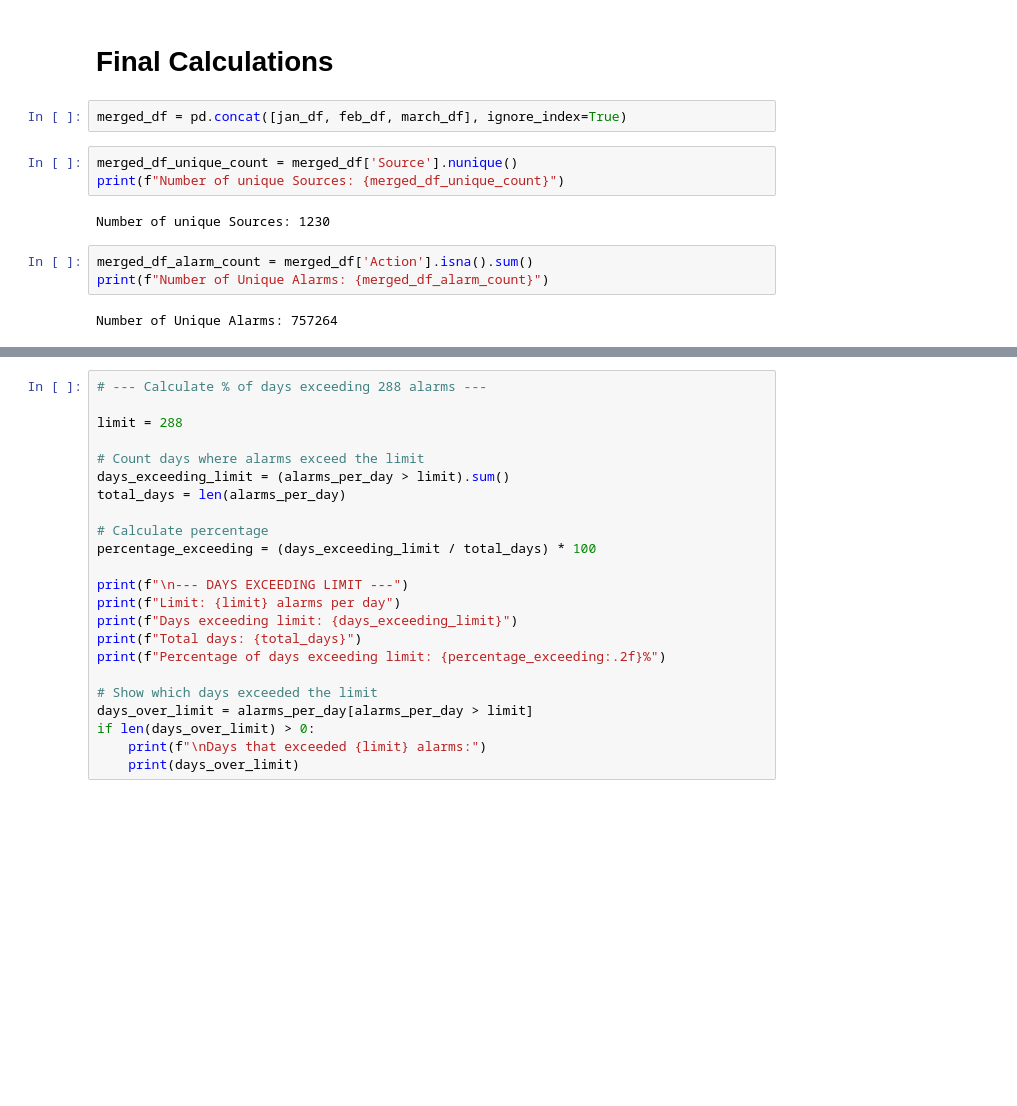
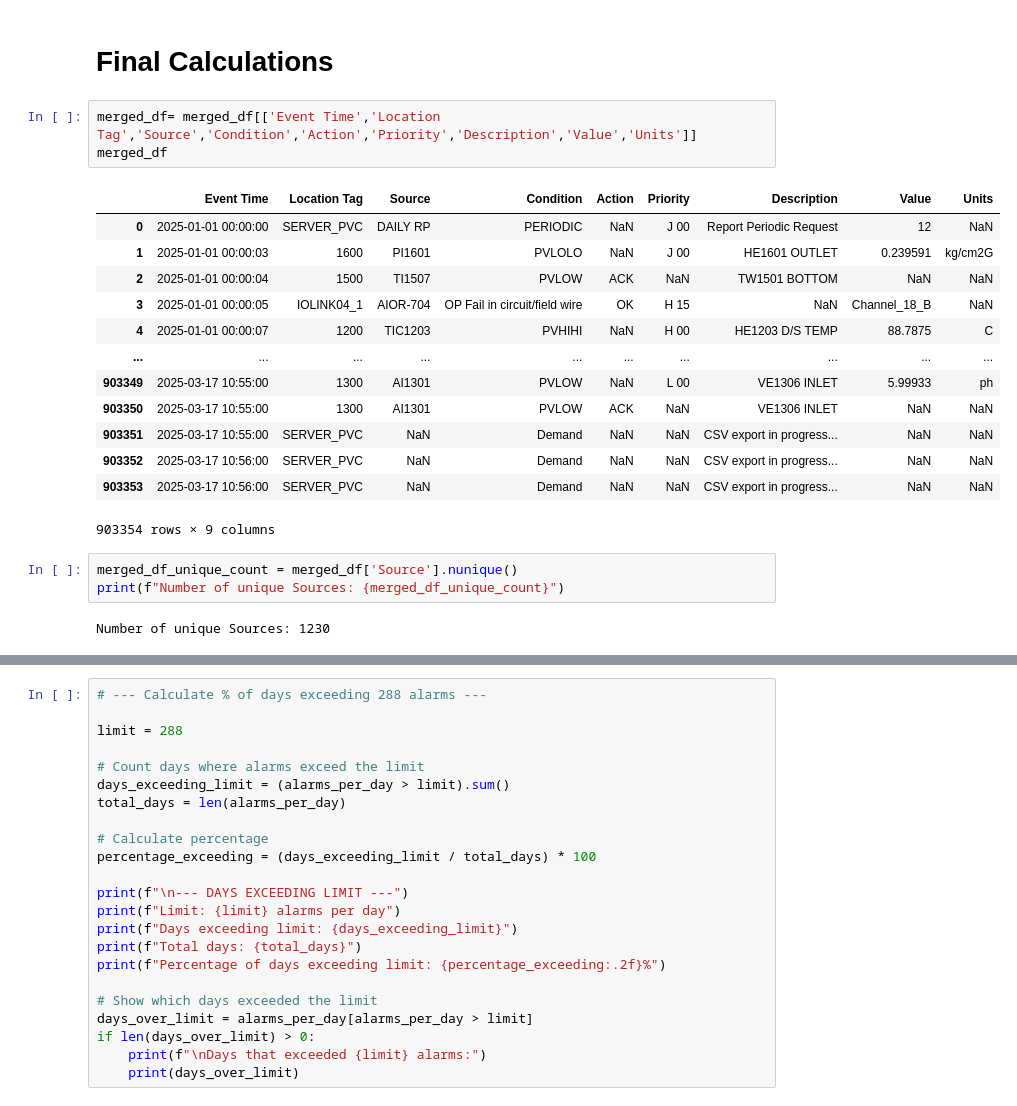
Before and after one commit to AhsanBilal157/Engro_Project_Analysis, a Jupyter notebook: Data_Analysis.ipynb, the cells around one changed output, grey strips where cells are left out. Cells and saved outputs as stored; diff of their text form; blank space fills up the shorter version.

```diff
--- a/Data_Analysis.ipynb
+++ b/Data_Analysis.ipynb
@@ -513,14 +511,24 @@ Final Number of unique values: 757264
 # %% [markdown]
 # Final Calculations
-# %%
-merged_df = pd.concat([jan_df, feb_df, march_df], ignore_index=True)
+# %%
+merged_df= merged_df[['Event Time','Location Tag','Source','Condition','Action','Priority','Description','Value','Units']]
+merged_df
+# %% [output]
+|  | Event Time | Location Tag | Source | Condition | Action | Priority | Description | Value | Units |
+| 0 | 2025-01-01 00:00:00 | SERVER_PVC | DAILY RP | PERIODIC | NaN | J 00 | Report Periodic Request | 12 | NaN |
+| 1 | 2025-01-01 00:00:03 | 1600 | PI1601 | PVLOLO | NaN | J 00 | HE1601 OUTLET | 0.239591 | kg/cm2G |
+| 2 | 2025-01-01 00:00:04 | 1500 | TI1507 | PVLOW | ACK | NaN | TW1501 BOTTOM | NaN | NaN |
+| 3 | 2025-01-01 00:00:05 | IOLINK04_1 | AIOR-704 | OP Fail in circuit/field wire | OK | H 15 | NaN | Channel_18_B | NaN |
+| 4 | 2025-01-01 00:00:07 | 1200 | TIC1203 | PVHIHI | NaN | H 00 | HE1203 D/S TEMP | 88.7875 | C |
+| ... | ... | ... | ... | ... | ... | ... | ... | ... | ... |
+| 903349 | 2025-03-17 10:55:00 | 1300 | AI1301 | PVLOW | NaN | L 00 | VE1306 INLET | 5.99933 | ph |
+| 903350 | 2025-03-17 10:55:00 | 1300 | AI1301 | PVLOW | ACK | NaN | VE1306 INLET | NaN | NaN |
+| 903351 | 2025-03-17 10:55:00 | SERVER_PVC | NaN | Demand | NaN | NaN | CSV export in progress... | NaN | NaN |
+| 903352 | 2025-03-17 10:56:00 | SERVER_PVC | NaN | Demand | NaN | NaN | CSV export in progress... | NaN | NaN |
+| 903353 | 2025-03-17 10:56:00 | SERVER_PVC | NaN | Demand | NaN | NaN | CSV export in progress... | NaN | NaN |
+903354 rows × 9 columns
 # %%
 merged_df_unique_count = merged_df['Source'].nunique()
 print(f"Number of unique Sources: {merged_df_unique_count}")
 # %% [output]
 Number of unique Sources: 1230
-# %%
-merged_df_alarm_count = merged_df['Action'].isna().sum()
-print(f"Number of Unique Alarms: {merged_df_alarm_count}")
-# %% [output]
-Number of Unique Alarms: 757264
```
Also changed, not shown: parts of 38 cells of this notebook, 2 other files.
